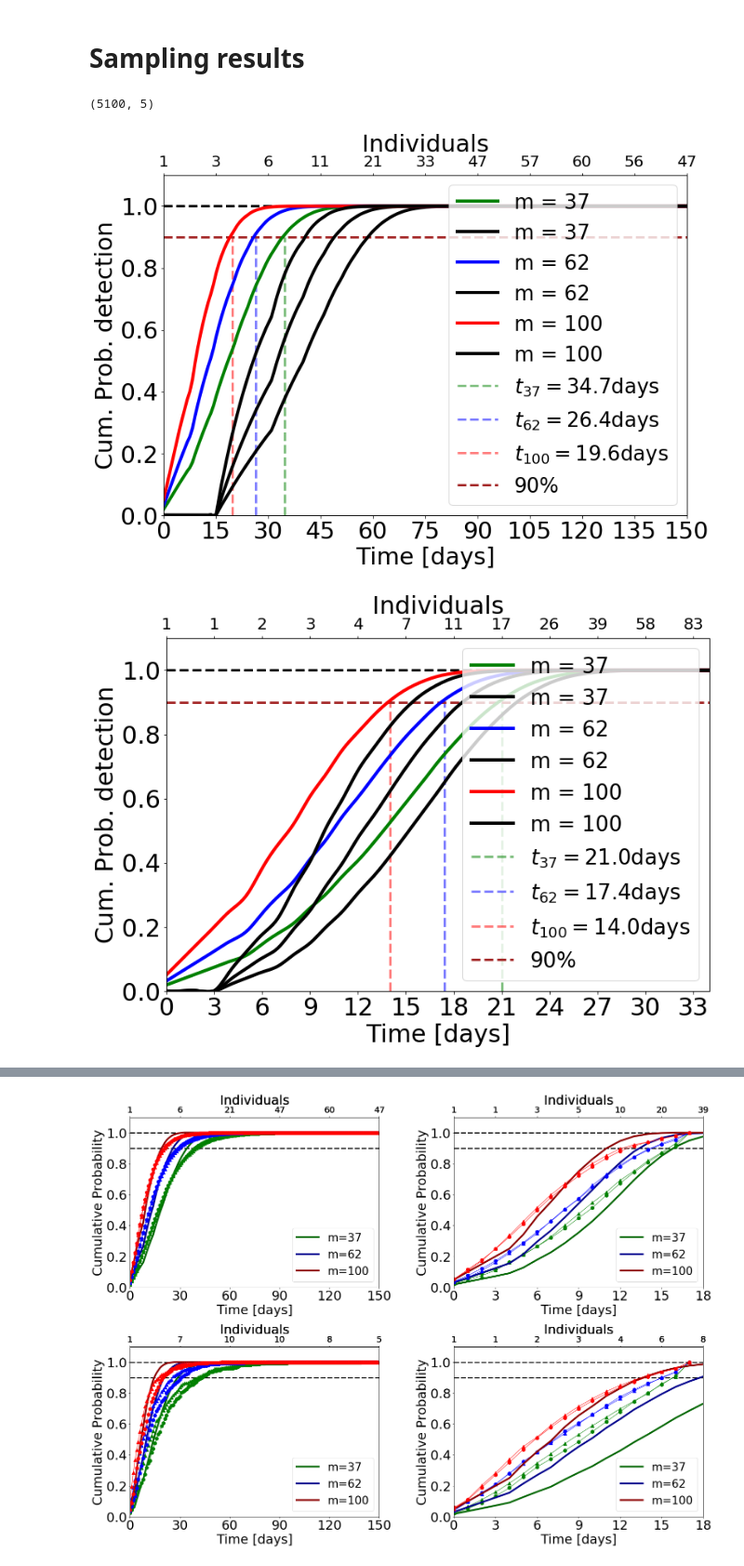
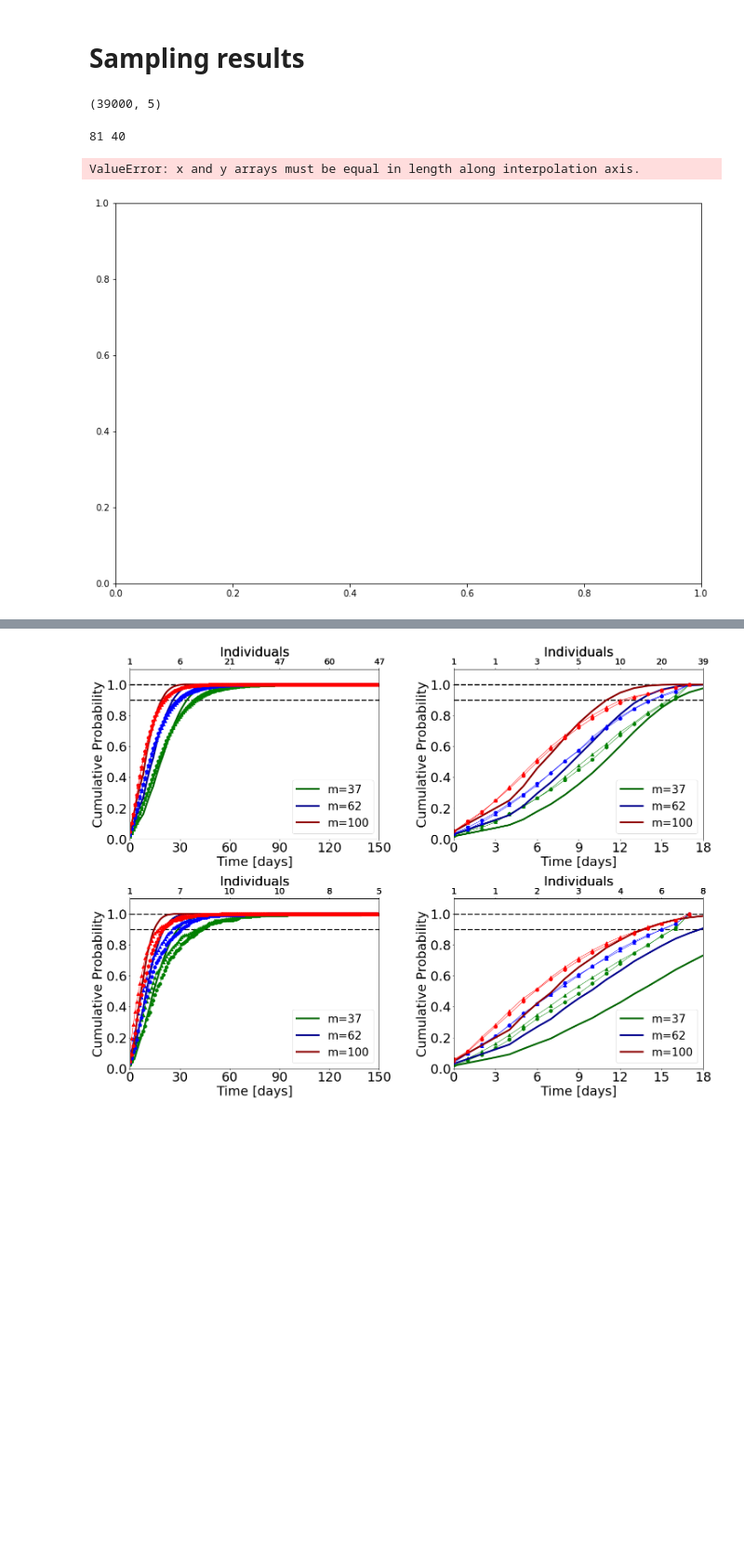
Before and after one commit to betoto008/Epidemiology_2020, a Jupyter notebook: Jupyter_Notebooks/Model_SEIR_sampling.ipynb, the cells around one changed output, grey strips where cells are left out. Shown at 93% size. Drawn from its saved outputs; the diff is of its cells as text; code cells hidden in the pictures; blank space fills up the shorter version.

```diff
--- a/Jupyter_Notebooks/Model_SEIR_sampling.ipynb
+++ b/Jupyter_Notebooks/Model_SEIR_sampling.ipynb
@@ -14,6 +14,7 @@ def node_degrees(Amat):
 import warnings
 warnings.filterwarnings('ignore')
 import matplotlib.ticker as ticker
+Text_files_path = '../../../../Dropbox/Research/Epidemiology_2020/Text_files/'
 %autosave 60
 # %% [output]
 Autosaving every 60 seconds
@@ -63,15 +64,15 @@ sampling_protocol = np.array(['uniform', 'aposteriori'])
 folders  = np.array(['../Figures/Control/Stochastic/Ensemble/Networks/', '../Figures/Stochastic/Networks/'])
 
 #ps = np.array([1.0, 0.5, 0.1, 0.0])
-ps = np.array([1.0, 0.1, 0.0])
+ps = np.array([1.0])
 print('ps:',ps)
-n_sims = np.array([5000, 800, 600])
+n_sims = np.array([100, 100, 100])
 #n_sims = np.array([800, 600, 600, 600, 600, 600, 600])
 print('n_sim:',n_sims)
-R0s = np.array([1.5, 3.0, 4.5])
+R0s = np.array([1.2, 2.0, 3.0, 4.5])
 #R0s = np.array([1.5, 2.0, 2.5, 3.0, 3.5, 4.0, 4.5])
 print('R0s:',R0s)
-Ts_total = np.array([150, 34, 18])
+Ts_total = np.array([520, 120,  60,  40])
 #Ts_total = np.array([150, 70, 40, 34, 26, 22, 18]) #for R0 = [1.5, 2.0, 2.5, 3.0, 3.5, 4.0] use [150, 70, 40, 34, 26, 22]
 print('Times:',Ts_total)
 betas = R0s*gamma
@@ -140,32 +141,34 @@ Wall time: 7h 14min 39s
 # %% [markdown]
 # Sampling results
 # %%
-data = np.loadtxt('../Text_files/Sampling/Networks/barabasi-albert/aposteriori/sampling_stats_R01.5_sigma0.2_N2000_p1.0_m100_barabasi-albert.txt')
+data = np.loadtxt(Text_files_path+'Sampling/Networks/barabasi-albert/aposteriori/sampling_stats_R01.5_sigma0.2_N2000_p1.0_m100_barabasi-albert.txt')
 np.shape(data)
 # %% [output]
-(5100, 5)
+(39000, 5)
 # %%
 N=2000
 sample_sizes = [int((N/100)*1.875), int((N/100)*3.125), int((N/100)*5.0)]
 # %%
-ps = [1.0, 0.0]
-R0s = np.array([1.5, 3.0, 4.5])
+ps = [1.0]
+sample_sizes = [int((N/100)*1.875), int((N/100)*3.125), int((N/100)*5.0)]
+R0s = np.array([4.5])
 betas = R0s*gamma
-Ts_total = np.array([150, 34, 18])
+Ts_total = np.array([40])
 for p in ps:
     for beta, T_total in zip(betas, Ts_total):
-        days = np.array(range(T_total+1))
-        I_data = np.loadtxt('../Text_files/Stochastic/Networks/barabasi-albert/ensemble_I_R0%.1f_sigma%.1f_N%d_p%.1f_barabasi-albert.txt'%(beta/gamma,sigma,N, p))
+        days = np.array(range(T_total))
+        I_data = np.loadtxt(Text_files_path+'Stochastic/Networks/barabasi-albert/ensemble_I_R0%.1f_sigma%.1f_N%d_p%.1f_barabasi-albert.txt'%(beta/gamma,sigma,N, p))
         I_avg = np.mean(I_data , axis = 0)
         I_data2 = [I_data[i,:] for i in range(len(I_data[:,0])) if I_data[i,-1]!=0]
         I_avg_not_ext = np.mean(I_data2 , axis = 0)
-        I_det = np.loadtxt('../Text_files/Deterministic/deterministic_R0%.1f_sigma%.1f.txt'%(beta/gamma,sigma))
+        I_det = np.loadtxt(Text_files_path+'Deterministic/deterministic_R0%.1f_sigma%.1f_N%d.txt'%(beta/gamma,sigma,N))
         #for m, color, color2 in zip(sample_sizes, colors, colors2):
         fig, ax = plt.subplots(figsize=(12,8))
         ax = plot_cum_prob_time(T_total, sample_sizes , beta/gamma, sigma, p, N, days , I_avg_not_ext, I_det[1,:], colors, net_name = graphs_names[0],
-                                folder='../Text_files/Sampling/Networks/'+graphs_names[0], external_ax = ax)
+                                folder=Text_files_path+'Sampling/Networks/'+graphs_names[0], external_ax = ax)
         ax.legend(loc = 4, fontsize = 26)
         #fig.savefig('../Figures/Control/Stochastic/Sampling/Networks/'+graphs_names[0]+'/Prob_cum_R0%.1f_sigma%.1f_p%.1f_m%d.pdf'%(beta/gamma, sigma,p,m))
 # %% [output]
+81 40
+ValueError: x and y arrays must be equal in length along interpolation axis.
-[figure, old version]
+[figure, new version]
-[figure, removed]
```
Also changed, not shown: parts of 4 cells of this notebook, 23 other files.
